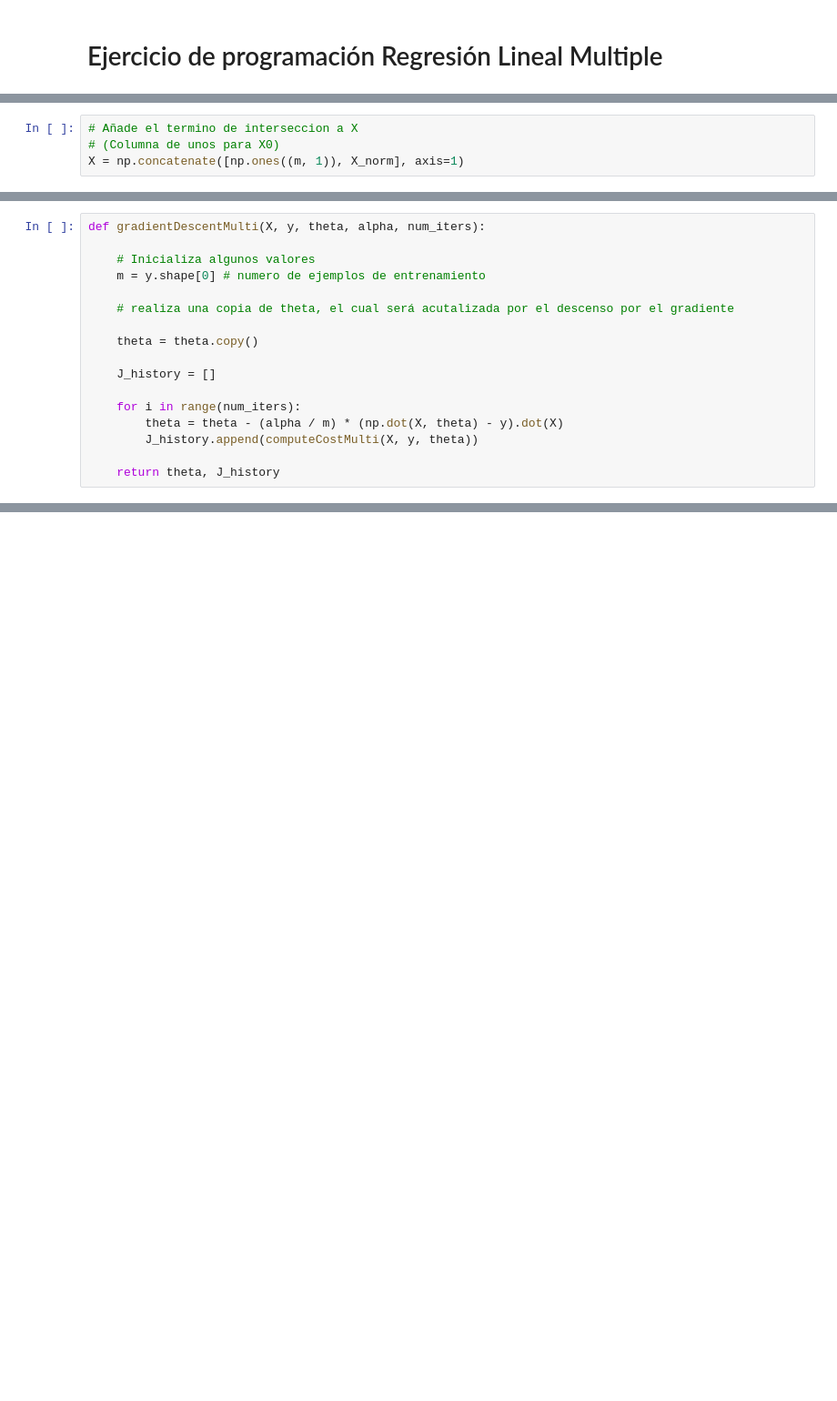
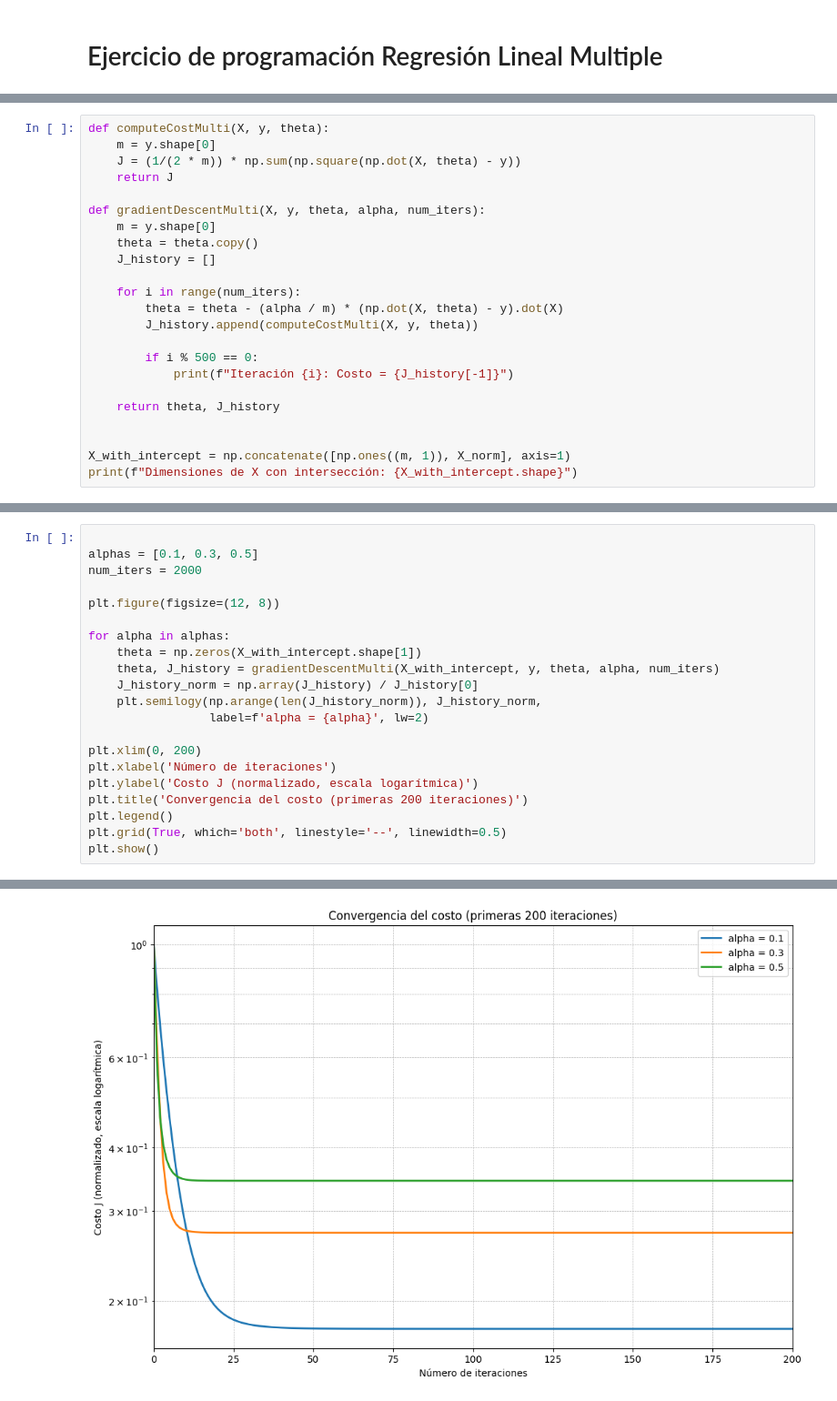
Before and after one commit to NayeliCondori5/Inteligencia-Artificial, a Jupyter notebook: Laboratorios/LAB2-SIS420/LAB2_SIS420.ipynb, the cells around one changed output, grey strips where cells are left out. Shown at 91% size. Cells and saved outputs as stored; diff of their text form; blank space fills up the shorter version.

```diff
--- a/Laboratorios/LAB2-SIS420/LAB2_SIS420.ipynb
+++ b/Laboratorios/LAB2-SIS420/LAB2_SIS420.ipynb
@@ -152,4 +114,0 @@ Despues de `featureNormalize` la funcion es provada, se añade el temino de inte
-# %%
-# Añade el termino de interseccion a X
-# (Columna de unos para X0)
-X = np.concatenate([np.ones((m, 1)), X_norm], axis=1)
@@ -186,17 +115,23 @@ def computeCostMulti(X, y, theta):
 # %%
+def computeCostMulti(X, y, theta):
+    m = y.shape[0]
+    J = (1/(2 * m)) * np.sum(np.square(np.dot(X, theta) - y))
+    return J
+
 def gradientDescentMulti(X, y, theta, alpha, num_iters):
-
-    # Inicializa algunos valores
-    m = y.shape[0] # numero de ejemplos de entrenamiento
-
-    # realiza una copia de theta, el cual será acutalizada por el descenso por el gradiente
-
+    m = y.shape[0]
     theta = theta.copy()
-
     J_history = []
 
     for i in range(num_iters):
         theta = theta - (alpha / m) * (np.dot(X, theta) - y).dot(X)
         J_history.append(computeCostMulti(X, y, theta))
 
+        if i % 500 == 0:
+            print(f"Iteración {i}: Costo = {J_history[-1]}")
+
     return theta, J_history
+
+
+X_with_intercept = np.concatenate([np.ones((m, 1)), X_norm], axis=1)
+print(f"Dimensiones de X con intersección: {X_with_intercept.shape}")
@@ -436,0 +140,22 @@ R²:   -12.8725
+# %%
+
+alphas = [0.1, 0.3, 0.5]
+num_iters = 2000
+
+plt.figure(figsize=(12, 8))
+
+for alpha in alphas:
+    theta = np.zeros(X_with_intercept.shape[1])
+    theta, J_history = gradientDescentMulti(X_with_intercept, y, theta, alpha, num_iters)
+    J_history_norm = np.array(J_history) / J_history[0]
+    plt.semilogy(np.arange(len(J_history_norm)), J_history_norm,
+                 label=f'alpha = {alpha}', lw=2)
+
+plt.xlim(0, 200)
+plt.xlabel('Número de iteraciones')
+plt.ylabel('Costo J (normalizado, escala logarítmica)')
+plt.title('Convergencia del costo (primeras 200 iteraciones)')
+plt.legend()
+plt.grid(True, which='both', linestyle='--', linewidth=0.5)
+plt.show()
+# %% [output]
@@ -436,0 +174 @@ R²:   -12.8725
+[figure, added]
```
Also changed, not shown: parts of 28 cells of this notebook.
